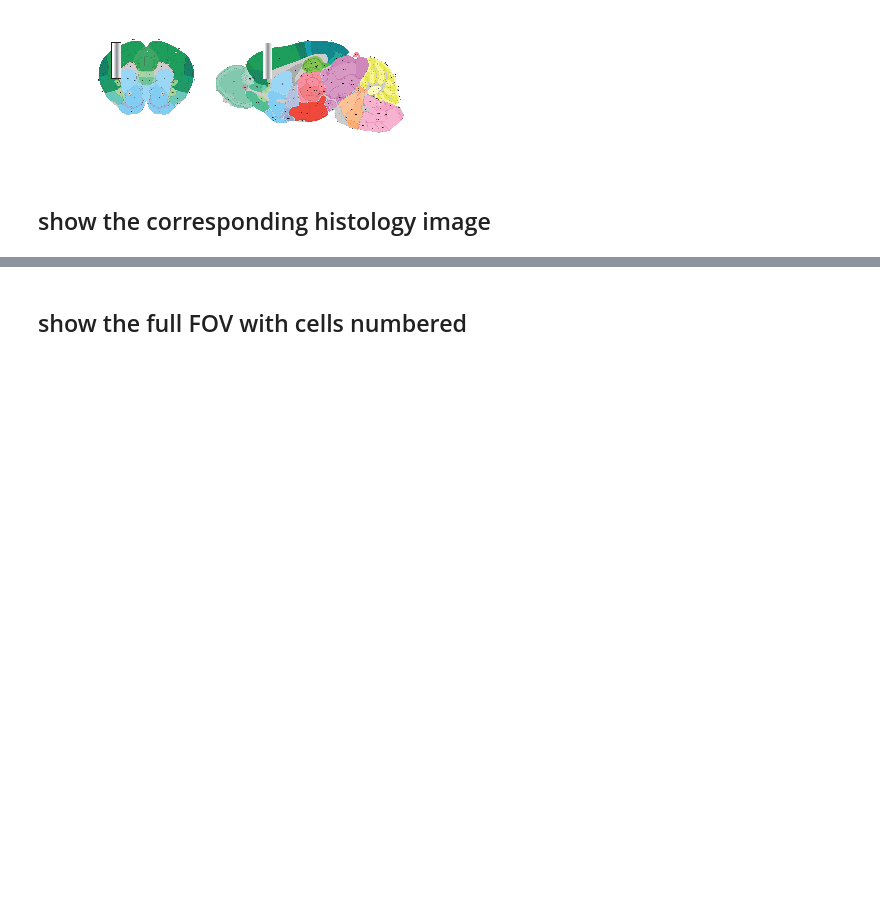
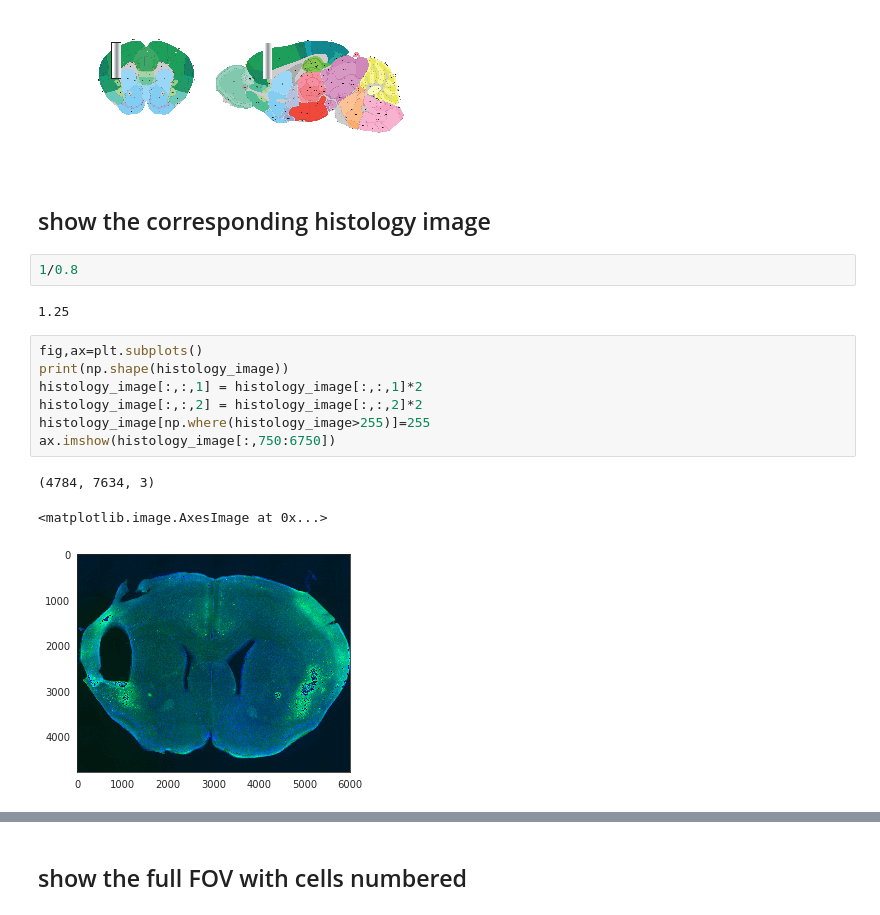
Before and after one commit to AllenInstitute/claustrum_imaging_manuscript, a Jupyter notebook: figure_1/figure_1.ipynb, the cells around one changed output, grey strips where cells are left out. Drawn from its saved outputs; the diff is of its cells as text; blank space fills up the shorter version.

```diff
--- a/figure_1/figure_1.ipynb
+++ b/figure_1/figure_1.ipynb
@@ -86,4 +86,19 @@ show_atlas_image(aspect='both')
 [figure]
 # %% [markdown]
 ## show the corresponding histology image
+# %%
+1/0.8
+# %% [output]
+1.25
+# %%
+fig,ax=plt.subplots()
+print(np.shape(histology_image))
+histology_image[:,:,1] = histology_image[:,:,1]*2
+histology_image[:,:,2] = histology_image[:,:,2]*2
+histology_image[np.where(histology_image>255)]=255
+ax.imshow(histology_image[:,750:6750])
+# %% [output]
+(4784, 7634, 3)
+<matplotlib.image.AxesImage at 0x...>
+[figure, added]
 # %%
```
Also changed, not shown: parts of 3 cells of this notebook, 2 other files.
